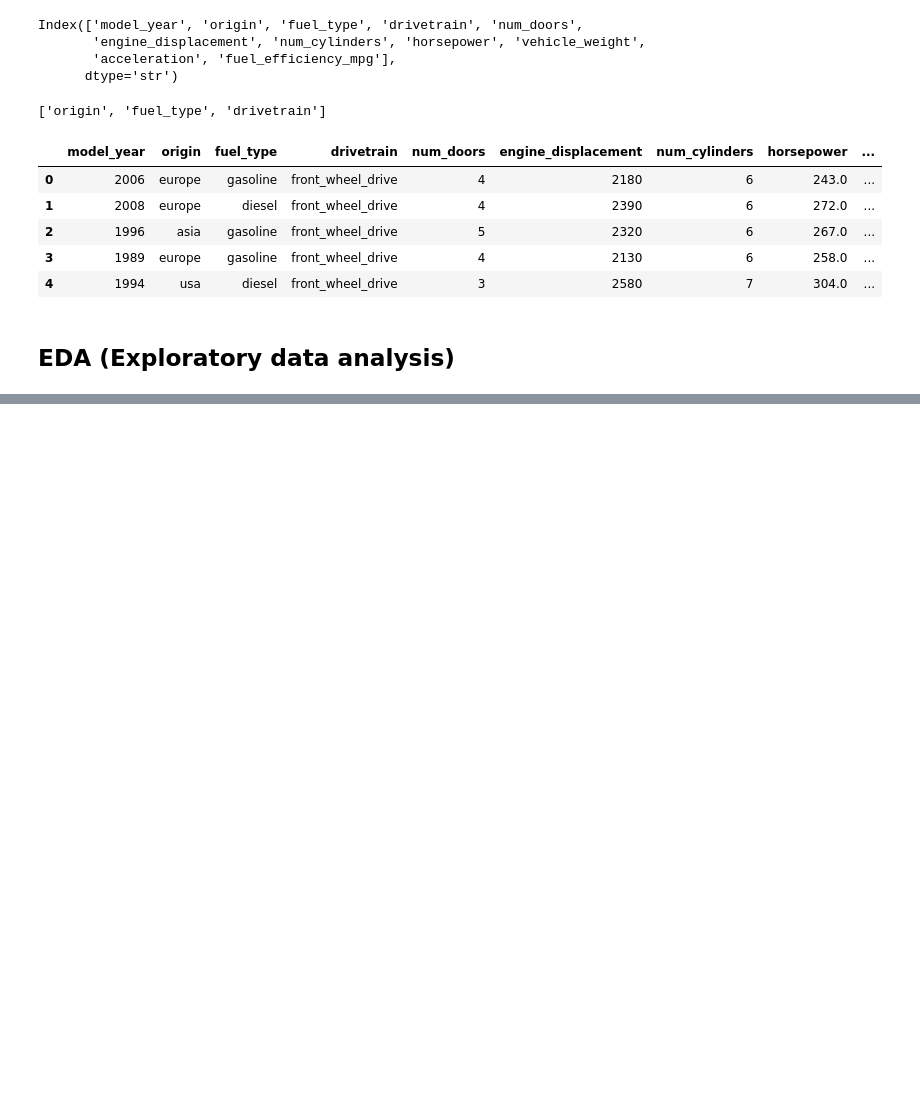
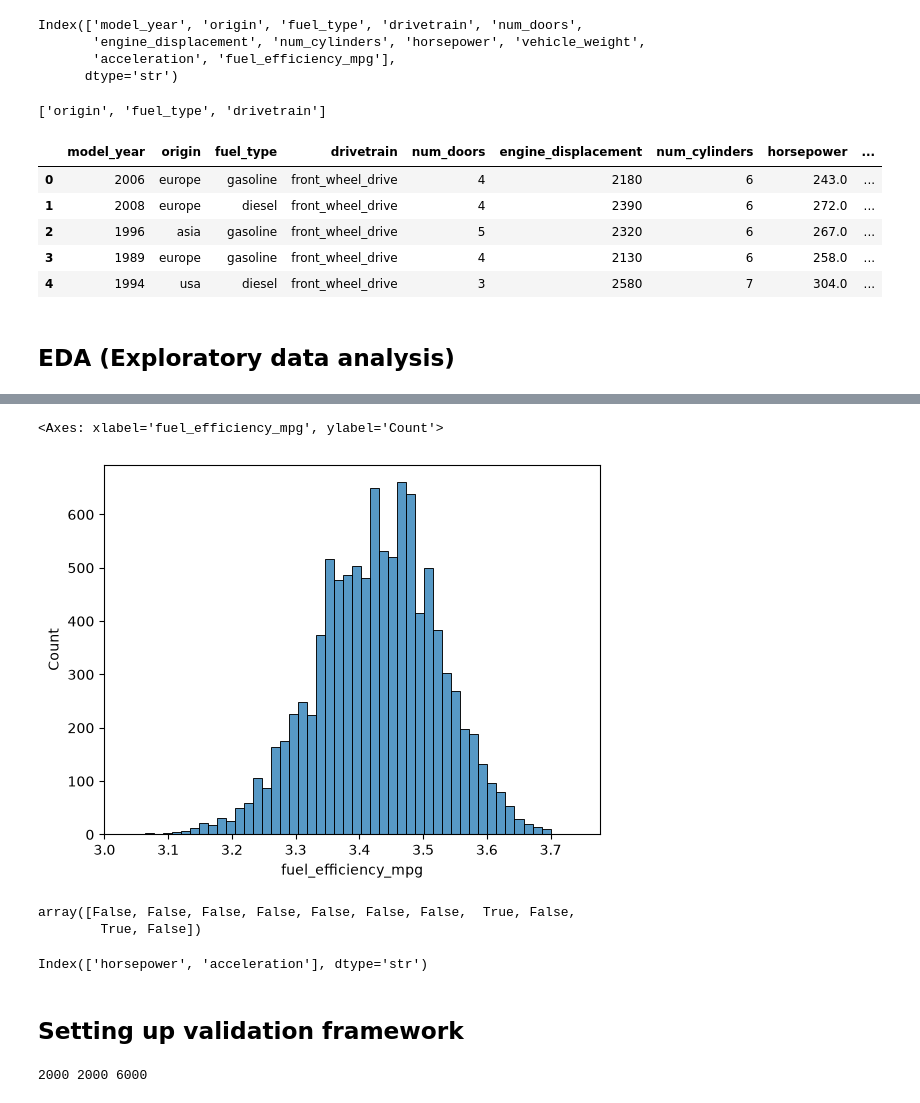
Before and after one commit to dilawarzAlgorithm/ml-zoomcamp-2026, a Jupyter notebook: 02_regression/coursework.ipynb, the cells around one changed output, grey strips where cells are left out. Saved outputs shown, nothing was run; the diff lists cells and outputs as text; code cells hidden in the pictures; blank space fills up the shorter version.

Commit message:
feat: completed eda and set up validation framework

```diff
--- a/02_regression/coursework.ipynb
+++ b/02_regression/coursework.ipynb
@@ -52,0 +96,26 @@ df.head()
+# %%
+sns.histplot(fuel_efficience_mpg_logs, bins=50)
+# %% [output]
+<Axes: xlabel='fuel_efficiency_mpg', ylabel='Count'>
+[figure, added]
+# %%
+df.isnull().sum().values > 0
+# %% [output]
+array([False, False, False, False, False, False, False,  True, False,
+        True, False])
+# %%
+df.columns[df.isnull().sum().values > 0]
+# %% [output]
+Index(['horsepower', 'acceleration'], dtype='str')
+# %% [markdown]
+## Setting up validation framework
+# %%
+n = len(df)
+
+n_val = int(len(df) * 0.2)
+n_test = int(len(df) * 0.2)
+n_train = n - n_val - n_test
+
+print(n_val, n_test, n_train)
+# %% [output]
+2000 2000 6000
```
Also changed, not shown: parts of 11 cells of this notebook.
